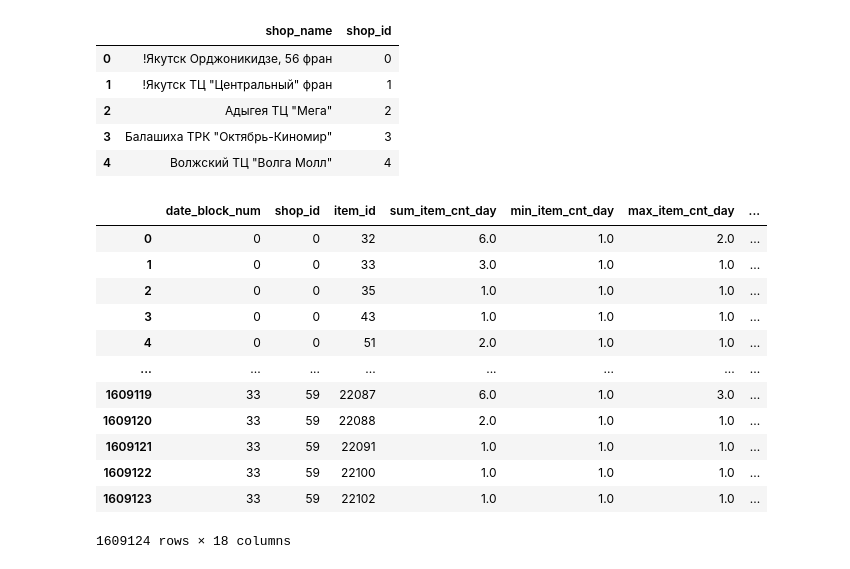
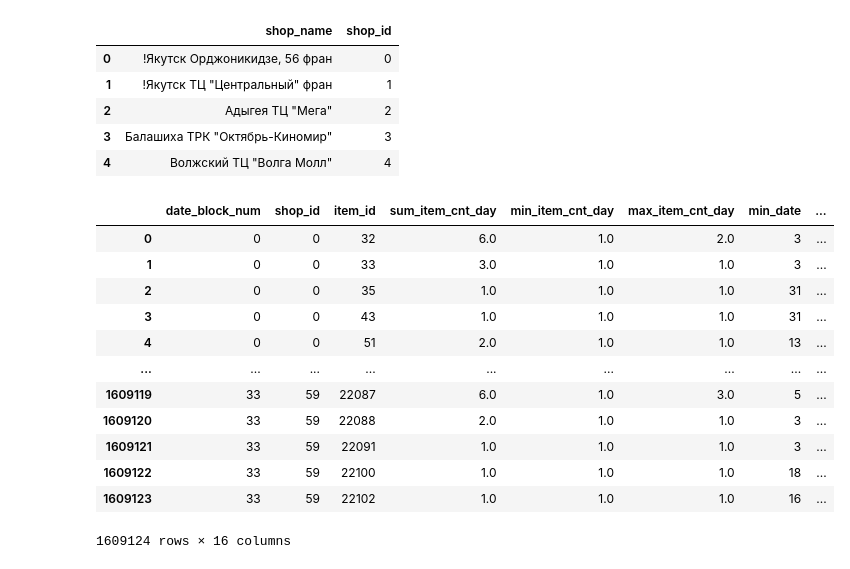
Before and after one commit to wol-e/kaggle, a Jupyter notebook: predict-future-sales/predict-future-sales/process_data_monthly.ipynb, the cells around one changed output. Drawn from its saved outputs; the diff is of its cells as text; code cells hidden in the pictures.

Commit message:
data proessing monthly

```diff
--- a/predict-future-sales/predict-future-sales/process_data_monthly.ipynb
+++ b/predict-future-sales/predict-future-sales/process_data_monthly.ipynb
@@ -2,6 +2,8 @@
 import matplotlib.pyplot as plt
 import pandas as pd
 from datetime import datetime
+
+pd.set_option('display.max_columns', 500)
 # %%
 sales = pd.read_csv("data/source/sales_train.csv")
 sales["date"] = sales["date"].apply(lambda x: datetime.strptime(x, "%d.%m.%Y"))
@@ -50,31 +52,35 @@ shops.head(5)
 # %%
 # aggregate by month
 sales_monthly = sales.groupby(["date_block_num", "shop_id", "item_id"]).agg({
-    "item_cnt_day": ["sum", "min", "max", "std"],
+    "item_cnt_day": ["sum", "min", "max"],
     "date": ["min", "max", "count"],
-    "item_price": ["mean", "max", "min", "std"]
+    "item_price": ["mean", "max", "min"]
 }).reset_index()
 
 # flatten column names an fill na
 sales_monthly.columns = [c[0] if c[1] == "" else c[1] + "_" + c[0] for c in sales_monthly.columns]
 sales_monthly = sales_monthly.fillna(0) # should only affect std of breakouts of count 1
 
 # add item and shop metadata
 sales_monthly = sales_monthly.join(items.set_index("item_id"), how="left", on="item_id")
 sales_monthly = sales_monthly.join(shops.set_index("shop_id"), on="shop_id", how="left")
 
+# replace min and max dates by their day of month
+sales_monthly["min_date"] = sales_monthly.min_date.apply(lambda x: x.day)
+sales_monthly["max_date"] = sales_monthly.max_date.apply(lambda x: x.day)
+
 sales_monthly
 # %% [output]
-|  | date_block_num | shop_id | item_id | sum_item_cnt_day | min_item_cnt_day | max_item_cnt_day | ... |
-| 0 | 0 | 0 | 32 | 6.0 | 1.0 | 2.0 | ... |
-| 1 | 0 | 0 | 33 | 3.0 | 1.0 | 1.0 | ... |
-| 2 | 0 | 0 | 35 | 1.0 | 1.0 | 1.0 | ... |
-| 3 | 0 | 0 | 43 | 1.0 | 1.0 | 1.0 | ... |
-| 4 | 0 | 0 | 51 | 2.0 | 1.0 | 1.0 | ... |
-| ... | ... | ... | ... | ... | ... | ... | ... |
-| 1609119 | 33 | 59 | 22087 | 6.0 | 1.0 | 3.0 | ... |
-| 1609120 | 33 | 59 | 22088 | 2.0 | 1.0 | 1.0 | ... |
-| 1609121 | 33 | 59 | 22091 | 1.0 | 1.0 | 1.0 | ... |
-| 1609122 | 33 | 59 | 22100 | 1.0 | 1.0 | 1.0 | ... |
-| 1609123 | 33 | 59 | 22102 | 1.0 | 1.0 | 1.0 | ... |
+|  | date_block_num | shop_id | item_id | sum_item_cnt_day | min_item_cnt_day | max_item_cnt_day | min_date | ... |
+| 0 | 0 | 0 | 32 | 6.0 | 1.0 | 2.0 | 3 | ... |
+| 1 | 0 | 0 | 33 | 3.0 | 1.0 | 1.0 | 3 | ... |
+| 2 | 0 | 0 | 35 | 1.0 | 1.0 | 1.0 | 31 | ... |
+| 3 | 0 | 0 | 43 | 1.0 | 1.0 | 1.0 | 31 | ... |
+| 4 | 0 | 0 | 51 | 2.0 | 1.0 | 1.0 | 13 | ... |
+| ... | ... | ... | ... | ... | ... | ... | ... | ... |
+| 1609119 | 33 | 59 | 22087 | 6.0 | 1.0 | 3.0 | 5 | ... |
+| 1609120 | 33 | 59 | 22088 | 2.0 | 1.0 | 1.0 | 3 | ... |
+| 1609121 | 33 | 59 | 22091 | 1.0 | 1.0 | 1.0 | 3 | ... |
+| 1609122 | 33 | 59 | 22100 | 1.0 | 1.0 | 1.0 | 18 | ... |
+| 1609123 | 33 | 59 | 22102 | 1.0 | 1.0 | 1.0 | 16 | ... |
-1609124 rows × 18 columns
+1609124 rows × 16 columns
```
Also changed, not shown: parts of 10 cells of this notebook.
